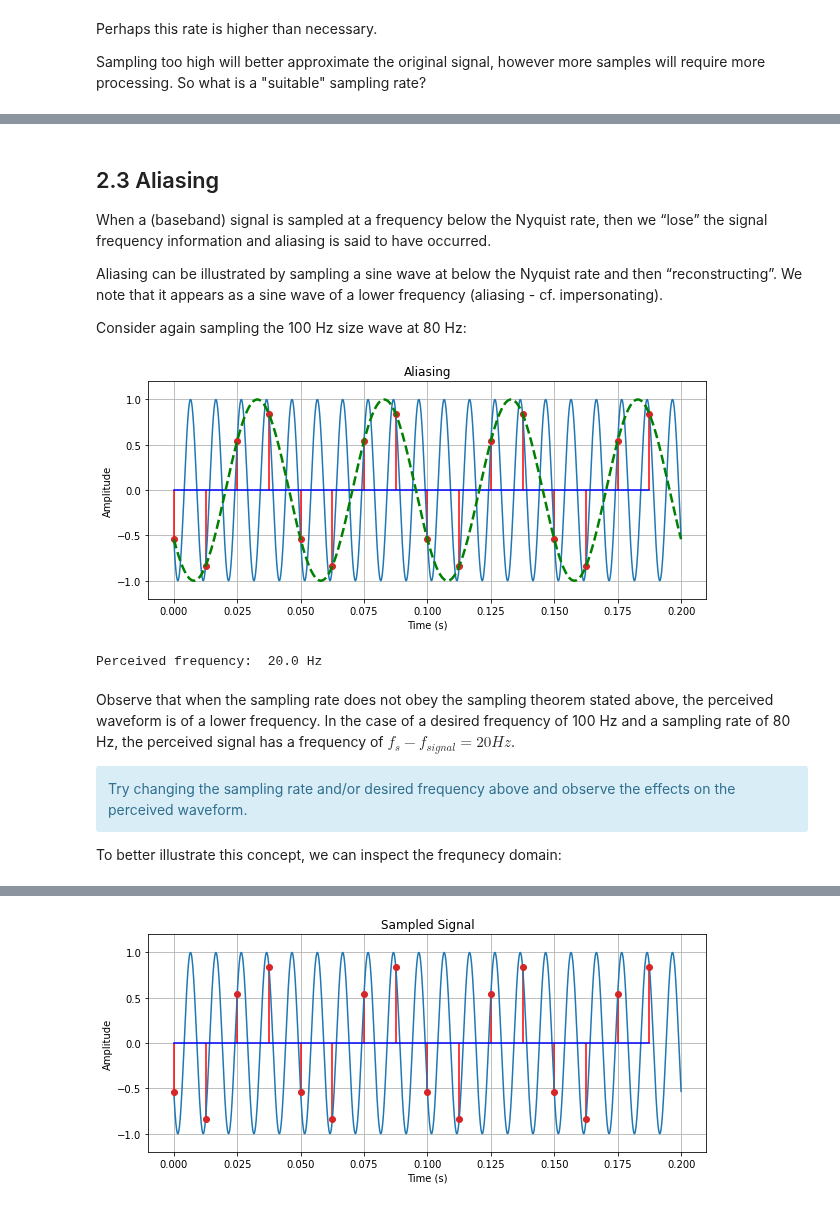
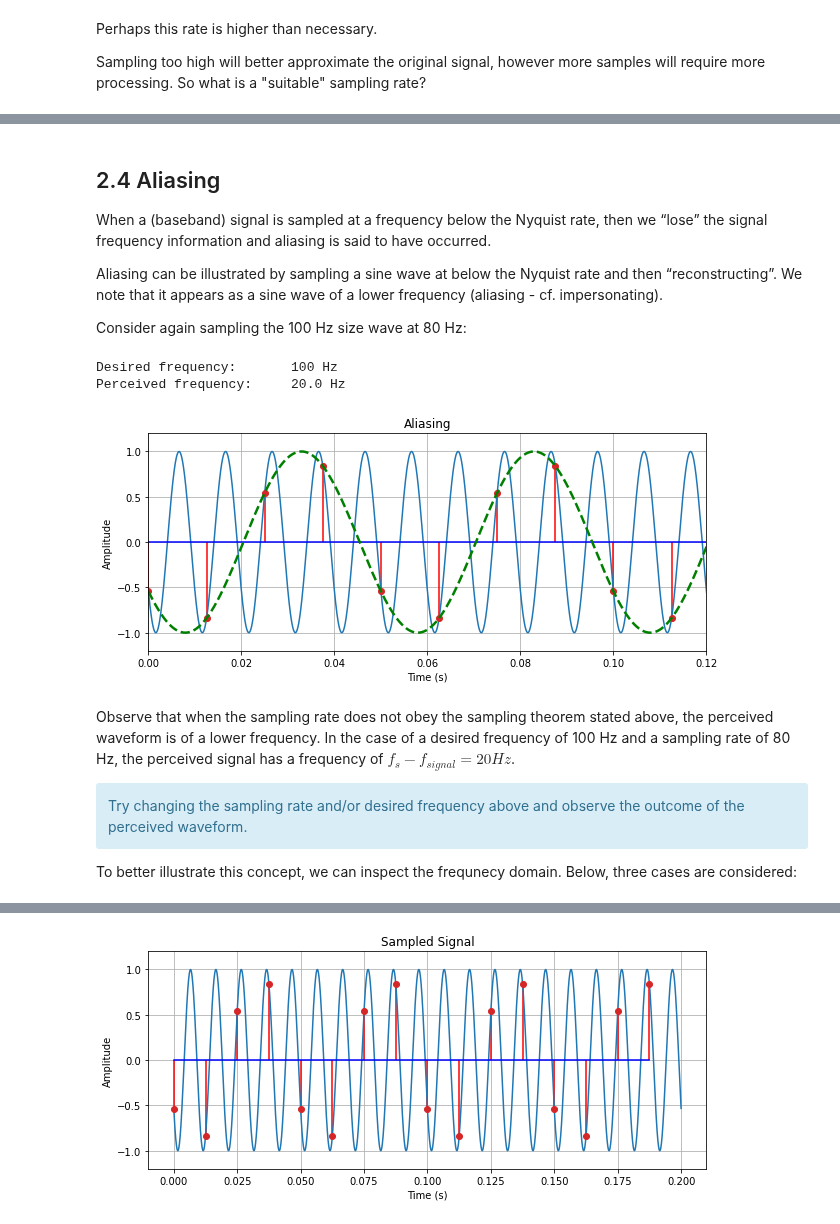
Before and after one commit to strath-sdr/dsp_notebooks, a Jupyter notebook: notebooks/sampling_and_quantisation/02_sampling.ipynb, the cells around one changed output, grey strips where cells are left out. Drawn from its saved outputs; the diff is of its cells as text; code cells hidden in the pictures.

```diff
--- a/notebooks/sampling_and_quantisation/02_sampling.ipynb
+++ b/notebooks/sampling_and_quantisation/02_sampling.ipynb
@@ -36,6 +53,11 @@ This notebook is written for and runs on a digital system and therefore we canno
 In the following cell we will create a "continuous" sine wave of frequency 100 Hz. The formula for generating a sine wave is:
 
 $ y(t) = Asin(2\pi ft + \phi) $
+# %%
+def sinewave(A,f,t,p,fs):
+    x = np.arange(0, t, 1/fs)               # Discrete time i.e. sampled time period
+    y = A * np.sin(2 * np.pi * f * x + p)   # Formula for sine wave
+    return x,y
 # %%
 A = 1       # Amplitude
 f = 100     # Desired frequency
@@ -62,17 +88,3 @@ In order to ensure that we retain **all** of the information in the signal, what
 Below, we will sample the "continuous" 100 Hz signal at various sample rates and inspect the results.
 
 Sampling at $f_{s}$=100 Hz, i.e. 1 sample per period:
-# %%
-A = 1       # Amplitude
-f = 100     # Desired frequency
-t = 0.06    # Time
-p = 10      # Phase
-
-fs = 100    # 100 Hz (1 sample per period)
-
-x = np.arange(0, t, 1/fs)                # Discrete time i.e. sampled time period
-y = A * np.sin(2 * np.pi * f * x + p)    # Formula for sine wave
-
-hf.plot_timeseries("Sampling Too Slow",
-                   [x_cont, x], [y_cont, y],
-                   ['continuous', 'discrete'])
@@ -80,0 +91,9 @@ hf.plot_timeseries("Sampling Too Slow",
+# %%
+def sample(y, fs):
+    ar = 48000
+    t = len(y)/ar
+    x = np.arange(0, t, 1/fs)
+    n = int(np.round(ar/fs))
+    y_sampled = y[0::n]
+    x = x[0:len(y_sampled)]
+    return x, y_sampled
@@ -159,5 +180,5 @@ where $f_{max}$ is the maximum frequency component of a **baseband**, **bandlimi
 # %% [markdown]
-## 2.3 Aliasing
+## 2.4 Aliasing<a class="anchor" id="aliasing"></a>
 When a (baseband) signal is sampled at a frequency below the Nyquist rate, then we “lose” the signal frequency information and aliasing is said to have occurred.
 
 Aliasing can be illustrated by sampling a sine wave at below the Nyquist rate and then “reconstructing”. We note that it appears as a sine wave of a lower frequency (aliasing - cf. impersonating).
@@ -166,36 +187,36 @@ Consider again sampling the 100 Hz size wave at 80 Hz:
 # %%
 A = 1       # Amplitude
 f = 100     # Desired frequency
 t = 0.2     # Time
 p = 10      # Phase
 
 fs = 80     # Sampling frequency
 
 # 'Continuous' waveform
-x_cont = np.arange(0, t, 1/ar)
-y_cont = A * np.sin(2 * np.pi * f * x_cont + p)
+x_cont, y_cont = sinewave(A,f,t,p,ar)
 
 # Sampled waveform
-x = np.arange(0, t, 1/fs)
-y = A * np.sin(2 * np.pi * f * x + p)
+x, y = sample(y_cont, fs)
 
 # Perceived aliased waveform
 f_alias = f-fs*np.round(f/fs)
-x_alias = np.arange(0, t, 1/ar)
-y_alias = A * np.sin(2 * np.pi * f_alias * x_alias + p)
+x_alias, y_alias = sinewave(A,f_alias,t,p,ar)
 
-hf.plot_timeseries("Aliasing",
+ax = plot_timeseries("Aliasing",
                    [x_cont, x, x_alias], [y_cont, y, y_alias],
-                   ['continuous', 'discrete', 'dash'])
-print("Perceived frequency: ", f_alias, "Hz")
+                   ['continuous', 'discrete', 'dash'],
+                   xlim=0.12)
+print("Desired frequency:\t", f, "Hz")
+print("Perceived frequency:\t", f_alias, "Hz")
 # %% [output]
+Desired frequency:       100 Hz
+Perceived frequency:     20.0 Hz
-[figure, old version]
+[figure, new version]
-Perceived frequency:  20.0 Hz
 # %% [markdown]
 Observe that when the sampling rate does not obey the sampling theorem stated above, the perceived waveform is of a lower frequency. In the case of a desired frequency of 100 Hz and a sampling rate of 80 Hz, the perceived signal has a frequency of $f_{s}-f_{signal} = 20 Hz$.
 
 <div class="alert alert-box alert-info">
-Try changing the sampling rate and/or desired frequency above and observe the effects on the perceived waveform.
+Try changing the sampling rate and/or desired frequency above and observe the outcome of the perceived waveform.
 </div>
 
-To better illustrate this concept, we can inspect the frequnecy domain:
+To better illustrate this concept, we can inspect the frequnecy domain. Below, three cases are considered:
```
Also changed, not shown: parts of 37 cells of this notebook, 4 other files.
